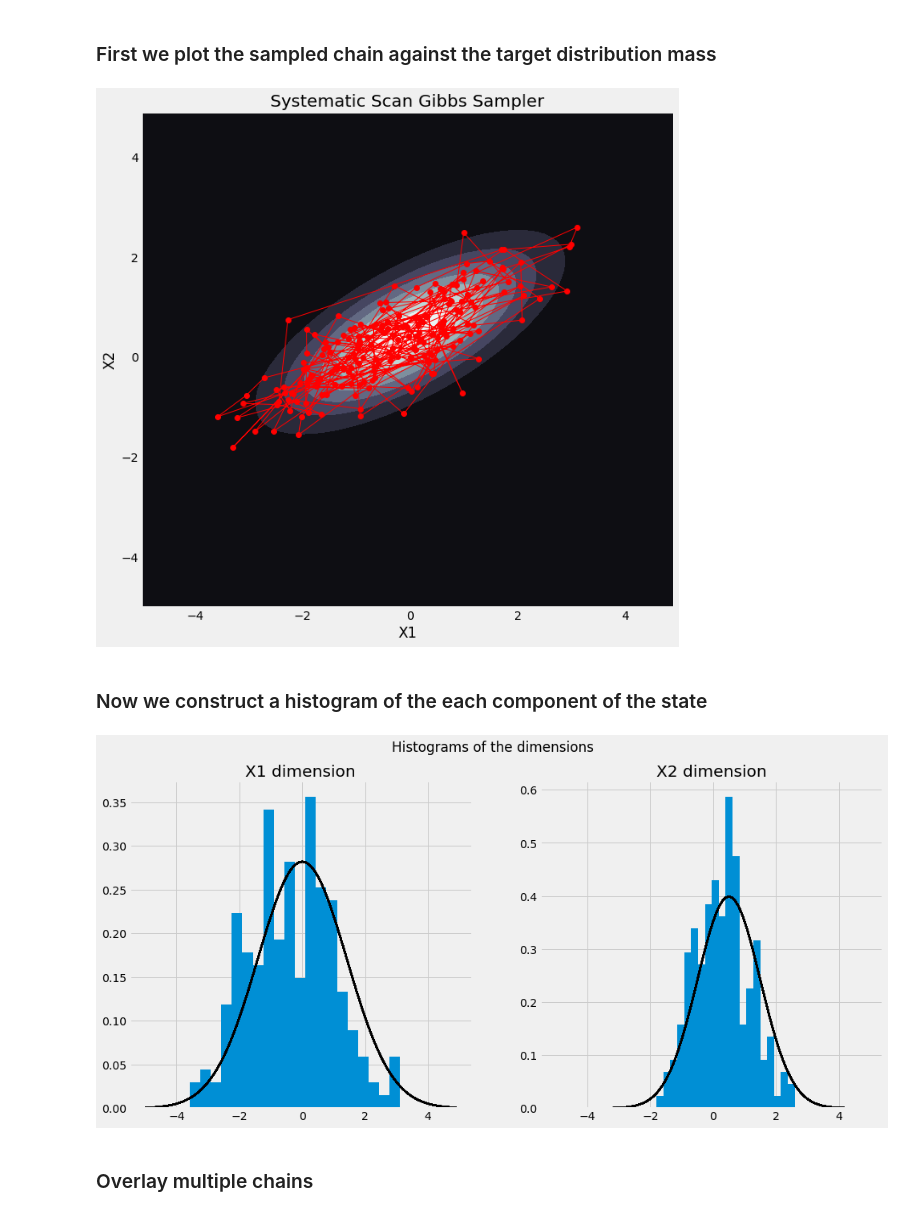
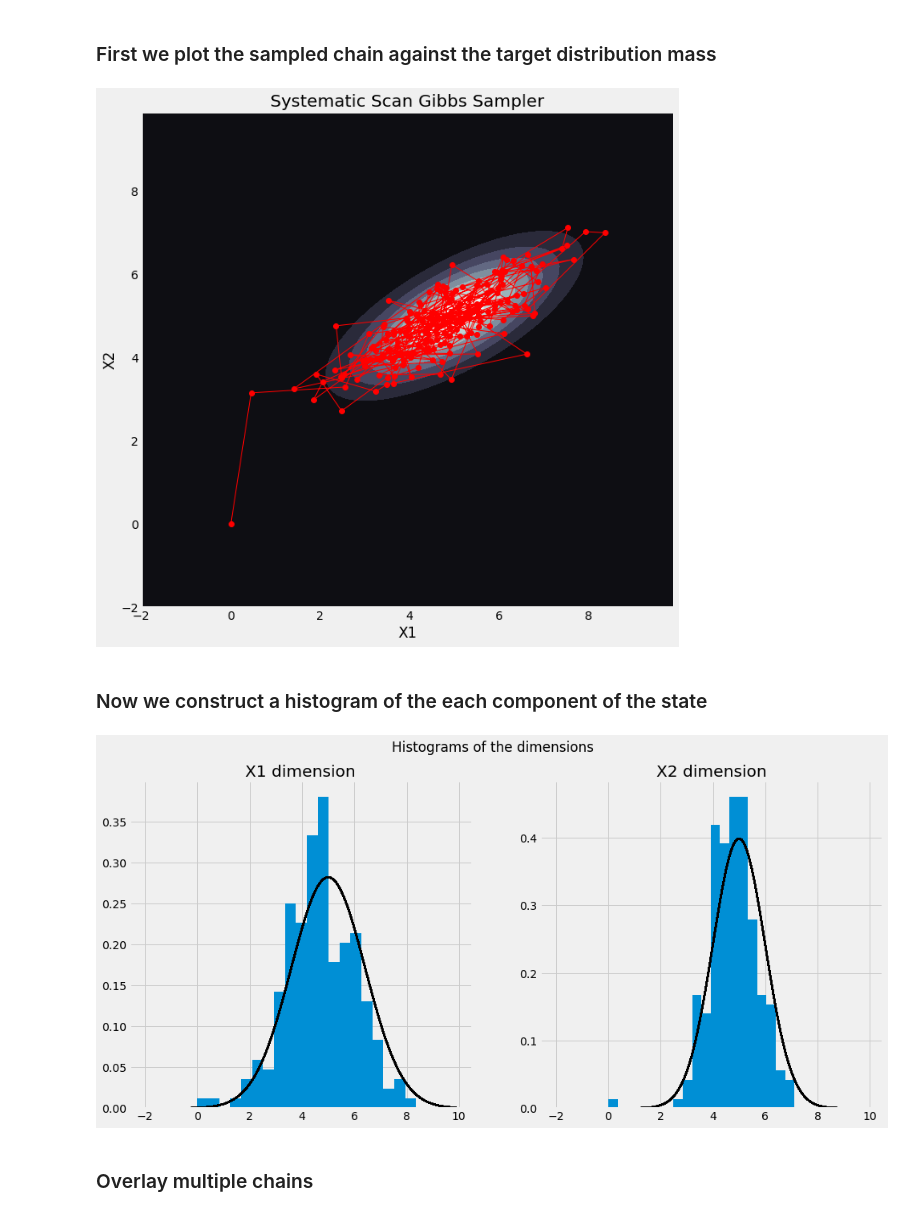
Before and after one commit to I-Bouros/seqgibbs, a Jupyter notebook: seqgibbs/examples/sys_scan_gibbs.ipynb, the cells around one changed output. Saved outputs shown, nothing was run; the diff lists cells and outputs as text; code cells hidden in the pictures.

```diff
--- a/seqgibbs/examples/sys_scan_gibbs.ipynb
+++ b/seqgibbs/examples/sys_scan_gibbs.ipynb
@@ -45,7 +39,7 @@ Firstly, we take the case when the dimesnions of the target distribution are hig
 rho = 0.99
 
 # Set other parameters of the target distribution
-mu1, mu2, var1, var2 = (100, 50 , 2, 4)
+mu1, mu2, var1, var2 = (5, 5 , 2, 1)
 
 # Create now functions that return the parameters for the unidimensional simulator
 # for X1 and X2 in terms of the current position.
@@ -75,30 +69,30 @@ chain1 = sys_sampler.run(num_cycles=200)
 # %%
 # Plot target distribution in white and grey
 from matplotlib import style
 style.use('fivethirtyeight')
 from scipy.stats import multivariate_normal
 
-x,y = np.mgrid[-50:350:.1, -50:350:0.1]
+x,y = np.mgrid[-2:10:.1, -2:10:0.1]
 
 pos = np.dstack((x, y))
 rv = multivariate_normal([mu1, mu2], [[var1, rho], [rho, var2]])
 fig = plt.figure(figsize=(10,10))
 ax0 = fig.add_subplot(111)
 ax0.contourf(x, y, rv.pdf(pos), cmap=plt.cm.bone)
 
 # Separate the 1st and second dimensions of the states in the chain and
 # plot the Gibbs sampler steps
 gibbs_x1 = np.asarray(chain1)[:,0].tolist()
 gibbs_x2 = np.asarray(chain1)[:,1].tolist()
 
 plt.plot(gibbs_x1, gibbs_x2, marker='o', c='r', linewidth=1)
 
 plt.xlabel('X1')
 plt.ylabel('X2')
 plt.title('Systematic Scan Gibbs Sampler')
 plt.show()
 # %% [output]
-[figure, old version]
+[figure, new version]
 # %% [markdown]
 ### Now we construct a histogram of the each component of the state
 # %%
@@ -115,7 +109,7 @@ ax2.set_title('X2 dimension')
 
 plt.show()
 # %% [output]
-[figure, old version]
+[figure, new version]
 # %% [markdown]
 ### Overlay multiple chains
 # %%
```
Also changed, not shown: parts of 5 cells of this notebook.
